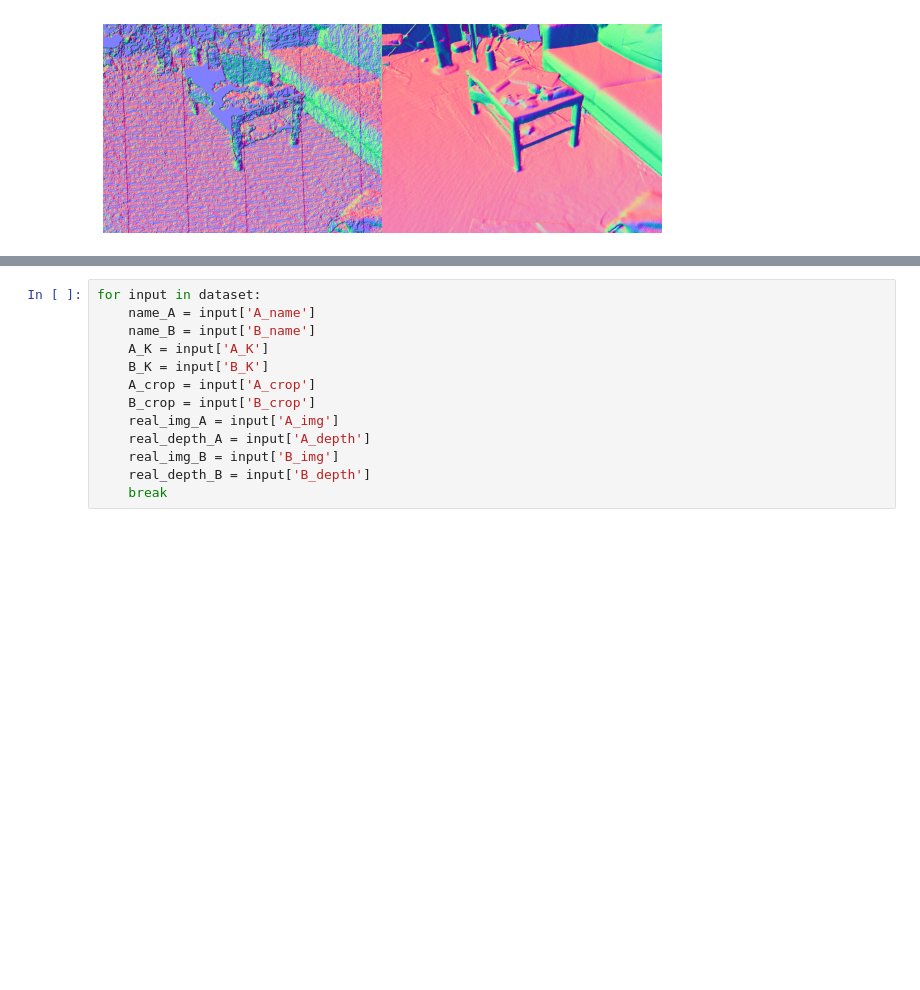
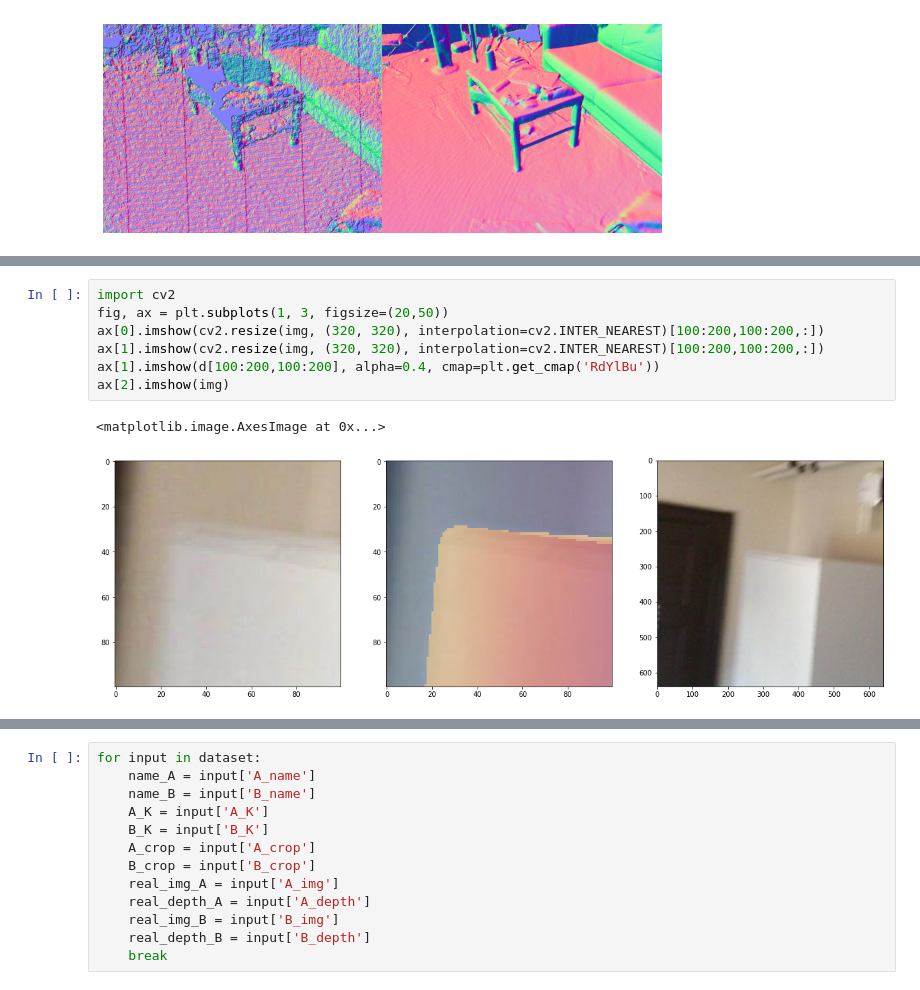
Before and after one commit to maxs-kan/my_cyclegan, a Jupyter notebook: code_check.ipynb, the cells around one changed output, grey strips where cells are left out. Drawn from its saved outputs; the diff is of its cells as text; blank space fills up the shorter version.

```diff
--- a/code_check.ipynb
+++ b/code_check.ipynb
@@ -162,0 +194,10 @@ axes[1].imshow((get_normal(depth_hr) + 1.) / 2.)
+# %%
+import cv2
+fig, ax = plt.subplots(1, 3, figsize=(20,50))
+ax[0].imshow(cv2.resize(img, (320, 320), interpolation=cv2.INTER_NEAREST)[100:200,100:200,:])
+ax[1].imshow(cv2.resize(img, (320, 320), interpolation=cv2.INTER_NEAREST)[100:200,100:200,:])
+ax[1].imshow(d[100:200,100:200], alpha=0.4, cmap=plt.get_cmap('RdYlBu'))
+ax[2].imshow(img)
+# %% [output]
+<matplotlib.image.AxesImage at 0x...>
+[figure, added]
```
Also changed, not shown: parts of 42 cells of this notebook, 5 other files.
